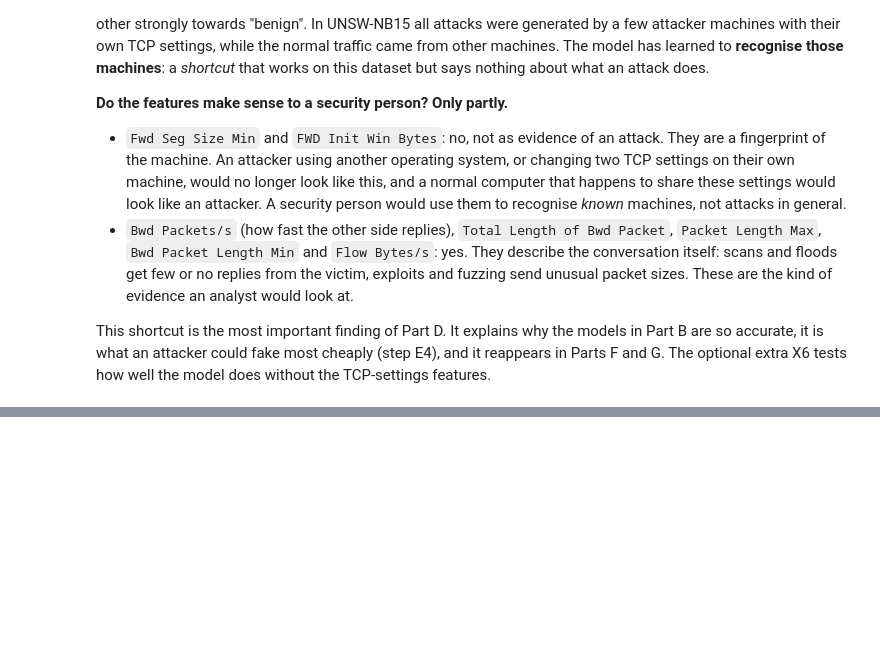
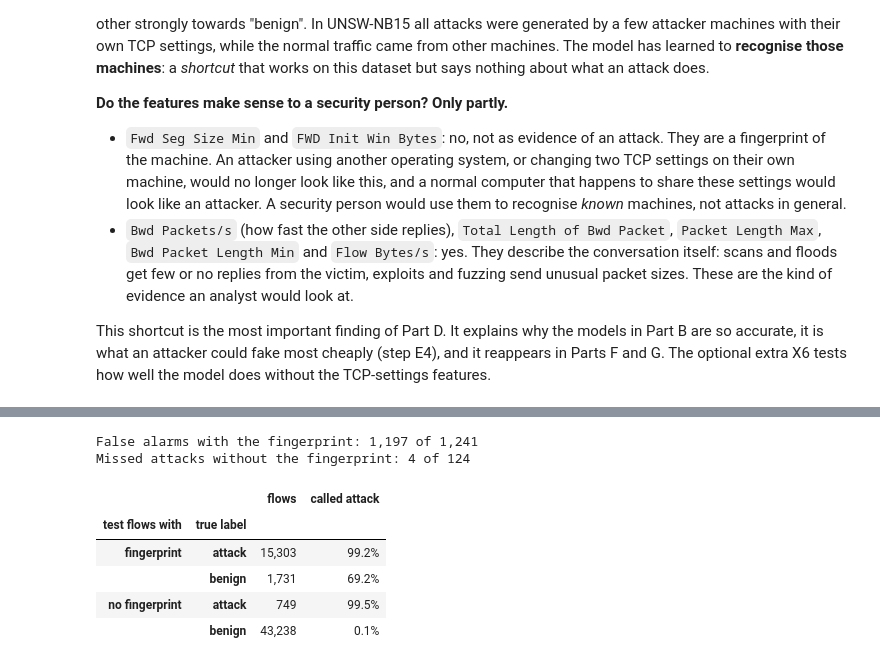
Before and after one commit to steve-nt/AI-for-Cybersecurity-Final-Mini-Project, a Jupyter notebook: parts/30_explanation.ipynb, the cells around one changed output, grey strips where cells are left out. Drawn from its saved outputs; the diff is of its cells as text; code cells hidden in the pictures; blank space fills up the shorter version.

```diff
--- a/parts/30_explanation.ipynb
+++ b/parts/30_explanation.ipynb
@@ -156,0 +211,30 @@ The optional extra X6 tests how well the model does without the TCP-settings fea
+# %%
+# STEP D2
+# How much of the model's behaviour on the test set follows the attacker fingerprint
+# (Fwd Seg Size Min = 20 and FWD Init Win Bytes = 16,383, see D1)?
+fingerprint = ((X_test["Fwd Seg Size Min"] == 20) & (X_test["FWD Init Win Bytes"] == 16383)).to_numpy()
+false_alarm = (y_true == 0) & (pred_test == 1)
+missed = (y_true == 1) & (pred_test == 0)
+fp_check = pd.DataFrame({
+    "flows": [int((fingerprint & (y_true == 1)).sum()), int((fingerprint & (y_true == 0)).sum()),
+              int((~fingerprint & (y_true == 1)).sum()), int((~fingerprint & (y_true == 0)).sum())],
+    "called attack": [float(pred_test[fingerprint & (y_true == 1)].mean()),
+                      float(pred_test[fingerprint & (y_true == 0)].mean()),
+                      float(pred_test[~fingerprint & (y_true == 1)].mean()),
+                      float(pred_test[~fingerprint & (y_true == 0)].mean())],
+}, index=pd.MultiIndex.from_tuples([("fingerprint", "attack"), ("fingerprint", "benign"),
+                                    ("no fingerprint", "attack"), ("no fingerprint", "benign")],
+                                   names=["test flows with", "true label"]))
+fp_check.to_csv(TABLES / "D2_fingerprint_check.csv", float_format="%.4f")
+print(f"False alarms with the fingerprint: {int((false_alarm & fingerprint).sum()):,} of {int(false_alarm.sum()):,}")
+print(f"Missed attacks without the fingerprint: {int((missed & ~fingerprint).sum()):,} of {int(missed.sum()):,}")
+fp_check.style.format({"flows": "{:,}", "called attack": "{:.1%}"})
+# %% [output]
+False alarms with the fingerprint: 1,197 of 1,241
+Missed attacks without the fingerprint: 4 of 124
+|  |  | flows | called attack |
+| test flows with | true label |  |  |
+| fingerprint | attack | 15,303 | 99.2% |
+|  | benign | 1,731 | 69.2% |
+| no fingerprint | attack | 749 | 99.5% |
+|  | benign | 43,238 | 0.1% |
```
Also changed, not shown: parts of 5 cells of this notebook, 5 other files.
